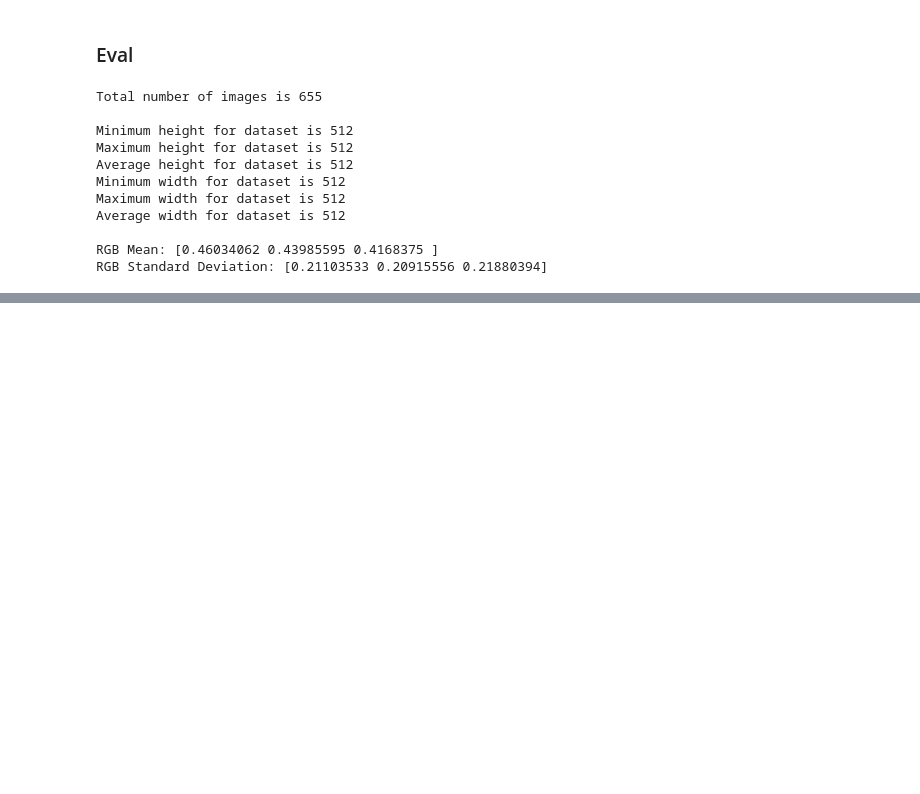
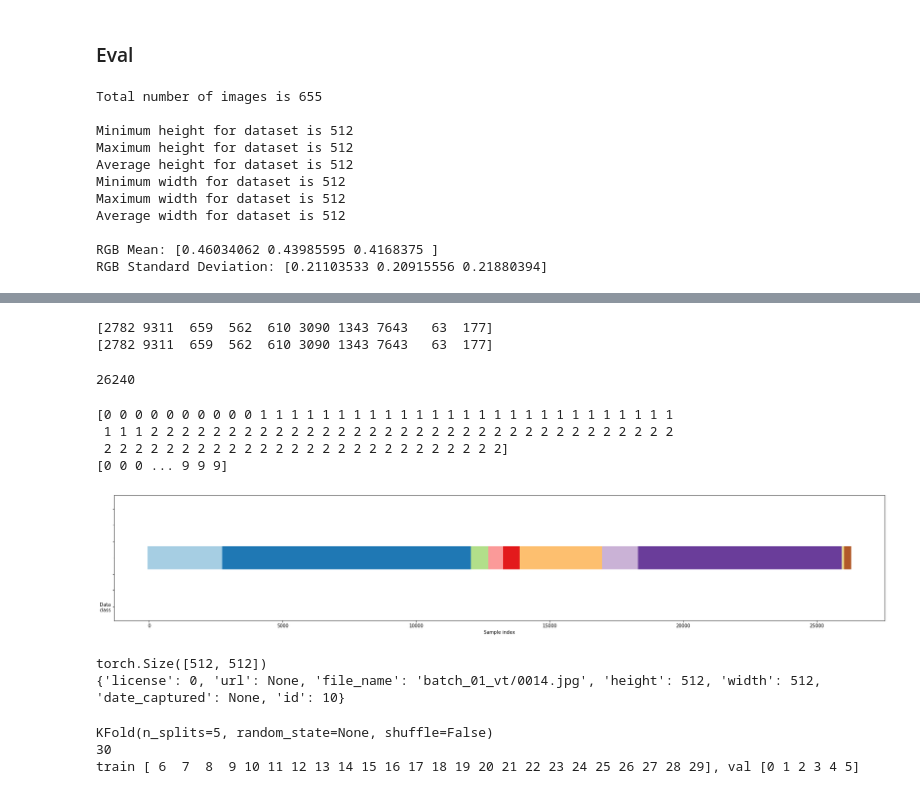
Before and after one commit to deokgu1994/p_stage_my_server, a Jupyter notebook: EDA/EDA.ipynb, the cells around one changed output, grey strips where cells are left out. Drawn from its saved outputs; the diff is of its cells as text; code cells hidden in the pictures; blank space fills up the shorter version.

```diff
--- a/EDA/EDA.ipynb
+++ b/EDA/EDA.ipynb
@@ -119,0 +289,51 @@ RGB Standard Deviation: [0.21103533 0.20915556 0.21880394]
+# %%
+anns = json_all_data["annotations"]
+# print(anns[0])
+cat_histogram = np.zeros(10,dtype=int)
+for ann in anns:
+    cat_histogram[ann['category_id']-1] += 1
+
+cat_name =  ['General trash', 'Paper', 'Paper pack', 'Metal', 'Glass', 'Plastic', 'Styrofoam', 'Plastic bag', 'Battery', 'Clothing']
+
+print(cat_histogram)
+print(cat_histogram)
+test = []
+for i, x in enumerate(cat_histogram):
+    test.extend([i] * x)
+# print([ [i] * x for i, x in enumerate(cat_histogram)])
+len(test)
+# %% [output]
+[2782 9311  659  562  610 3090 1343 7643   63  177]
+[2782 9311  659  562  610 3090 1343 7643   63  177]
+26240
+# %%
+# Generate the class/group data
+n_points = 100
+X = np.random.randn(100, 10)
+
+percentiles_classes = [.1, .3, .6]
+y = np.hstack([[ii] * int(100 * perc)
+               for ii, perc in enumerate(percentiles_classes)])
+
+
+# Evenly spaced groups repeated once
+groups = np.hstack([[ii] * 2624 for ii in range(10)])
+
+def visualize_groups(classes, groups, name):
+    # Visualize dataset groups
+    fig, ax = plt.subplots(figsize = (30, 5))
+    # ax.scatter(range(len(classes)),  [.7] * len(groups), c=groups, marker='_',
+    #            lw=50, cmap=cmap_data)
+    ax.scatter(range(len(classes)),  [3.5] * len(classes), c=classes, marker='_',
+               lw=50, cmap=cmap_data)
+    ax.set(yticklabels=['Data\ngroup', 'Data\nclass'], xlabel="Sample index")
+            #ylim=[-1, 5], yticks=[0.7, 3.5],
+
+
+visualize_groups(test, groups, 'no groups')
+# %% [output]
+[0 0 0 0 0 0 0 0 0 0 1 1 1 1 1 1 1 1 1 1 1 1 1 1 1 1 1 1 1 1 1 1 1 1 1 1 1
+ 1 1 1 2 2 2 2 2 2 2 2 2 2 2 2 2 2 2 2 2 2 2 2 2 2 2 2 2 2 2 2 2 2 2 2 2 2
+ 2 2 2 2 2 2 2 2 2 2 2 2 2 2 2 2 2 2 2 2 2 2 2 2 2 2]
+[0 0 0 ... 9 9 9]
+[figure, added]
@@ -119,0 +370,21 @@ RGB Standard Deviation: [0.21103533 0.20915556 0.21880394]
+# %%
+x, y, z = train_dataset[10]
+print(y.shape)
+print(z)
+# %% [output]
+torch.Size([512, 512])
+{'license': 0, 'url': None, 'file_name': 'batch_01_vt/0014.jpg', 'height': 512, 'width': 512, 'date_captured': None, 'id': 10}
+# %%
+kfold = KFold(n_splits=5, shuffle=False, random_state=None)
+kfold.get_n_splits(train_dataset)
+print(kfold)
+
+print(len(train_dataset))
+
+for train_index, val_index in kfold.split(train_dataset):
+    print(f"train {train_index}, val {val_index}")
+    break
+# %% [output]
+KFold(n_splits=5, random_state=None, shuffle=False)
+30
+train [ 6  7  8  9 10 11 12 13 14 15 16 17 18 19 20 21 22 23 24 25 26 27 28 29], val [0 1 2 3 4 5]
```
Also changed, not shown: parts of 16 cells of this notebook.
